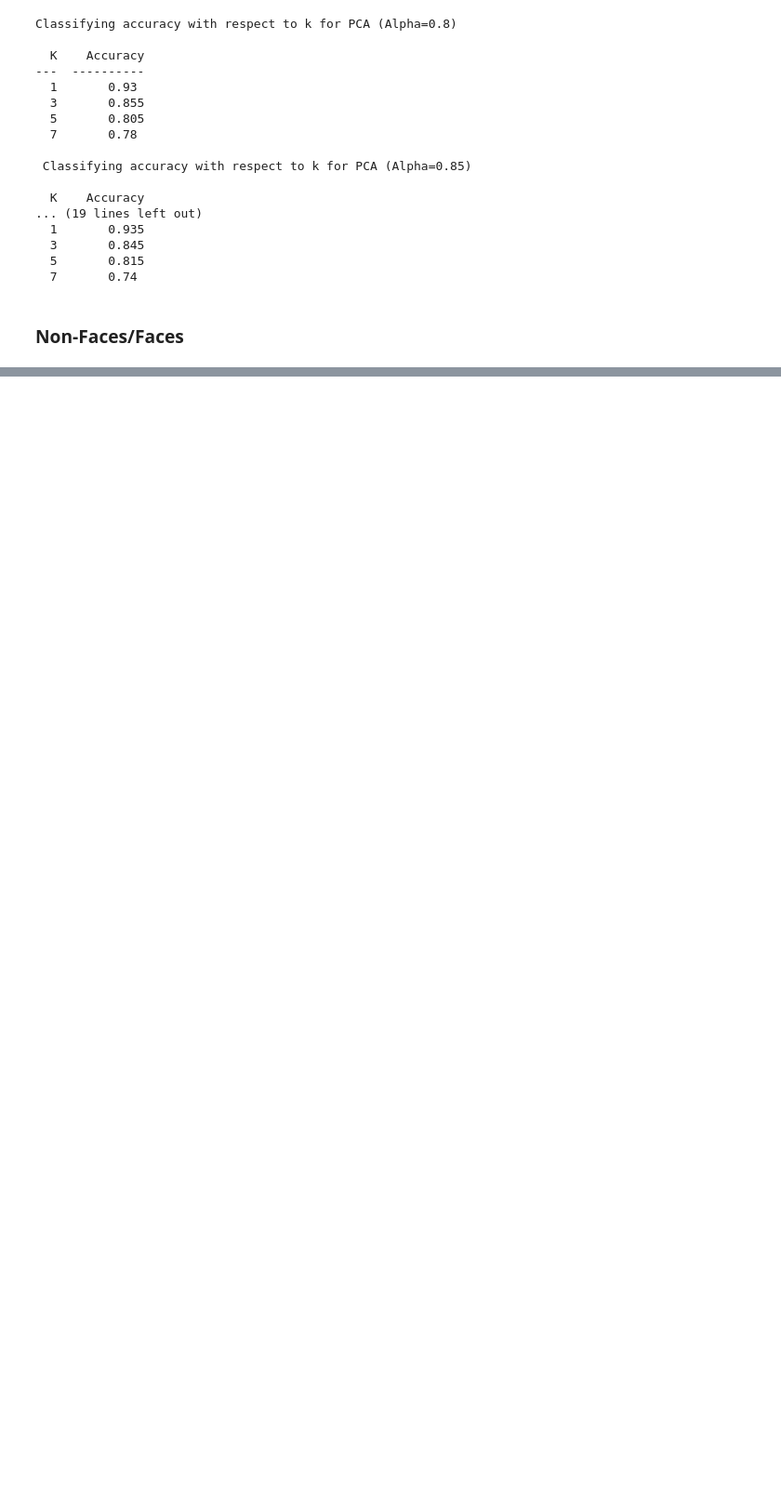
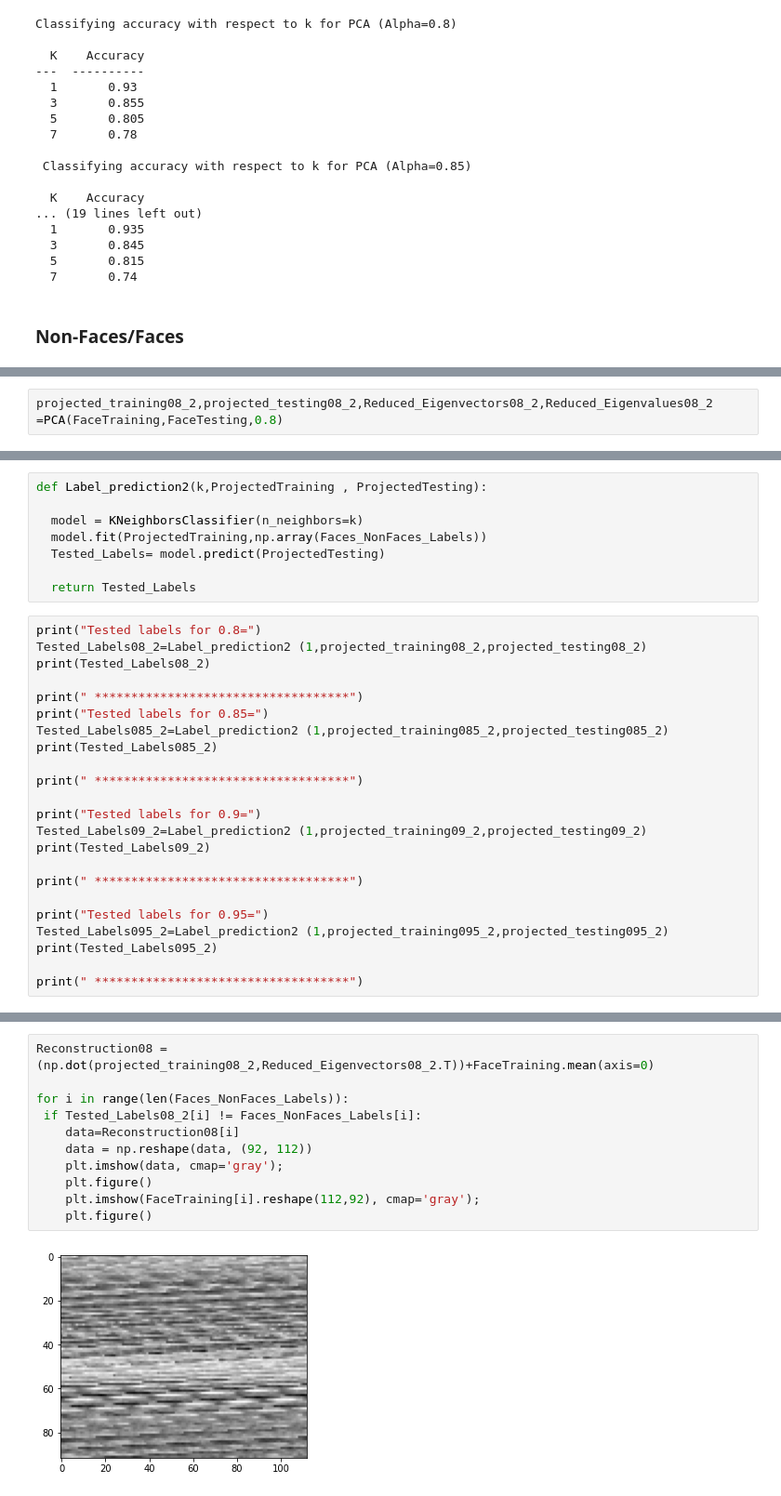
Before and after one commit to hana-magdy/Face-Recognition, a Jupyter notebook: FaceRecognition.ipynb, the cells around one changed output, grey strips where cells are left out. Shown at 93% size. Saved outputs shown, nothing was run; the diff lists cells and outputs as text; blank space fills up the shorter version.

```diff
--- a/FaceRecognition.ipynb
+++ b/FaceRecognition.ipynb
@@ -630,0 +660,2 @@ print(x.shape)
+# %%
+projected_training08_2,projected_testing08_2,Reduced_Eigenvectors08_2,Reduced_Eigenvalues08_2 =PCA(FaceTraining,FaceTesting,0.8)
@@ -630,0 +668,31 @@ print(x.shape)
+# %%
+def Label_prediction2(k,ProjectedTraining , ProjectedTesting):
+
+  model = KNeighborsClassifier(n_neighbors=k)
+  model.fit(ProjectedTraining,np.array(Faces_NonFaces_Labels))
+  Tested_Labels= model.predict(ProjectedTesting)
+
+  return Tested_Labels
+# %%
+print("Tested labels for 0.8=")
+Tested_Labels08_2=Label_prediction2 (1,projected_training08_2,projected_testing08_2)
+print(Tested_Labels08_2)
+
+print(" ***********************************")
+print("Tested labels for 0.85=")
+Tested_Labels085_2=Label_prediction2 (1,projected_training085_2,projected_testing085_2)
+print(Tested_Labels085_2)
+
+print(" ***********************************")
+
+print("Tested labels for 0.9=")
+Tested_Labels09_2=Label_prediction2 (1,projected_training09_2,projected_testing09_2)
+print(Tested_Labels09_2)
+
+print(" ***********************************")
+
+print("Tested labels for 0.95=")
+Tested_Labels095_2=Label_prediction2 (1,projected_training095_2,projected_testing095_2)
+print(Tested_Labels095_2)
+
+print(" ***********************************")
@@ -630,0 +742,13 @@ print(x.shape)
+# %%
+Reconstruction08 = (np.dot(projected_training08_2,Reduced_Eigenvectors08_2.T))+FaceTraining.mean(axis=0)
+
+for i in range(len(Faces_NonFaces_Labels)):
+ if Tested_Labels08_2[i] != Faces_NonFaces_Labels[i]:
+    data=Reconstruction08[i]
+    data = np.reshape(data, (92, 112))
+    plt.imshow(data, cmap='gray');
+    plt.figure()
+    plt.imshow(FaceTraining[i].reshape(112,92), cmap='gray');
+    plt.figure()
+# %% [output]
+[figure, added]
```
Also changed, not shown: parts of 28 cells of this notebook.
